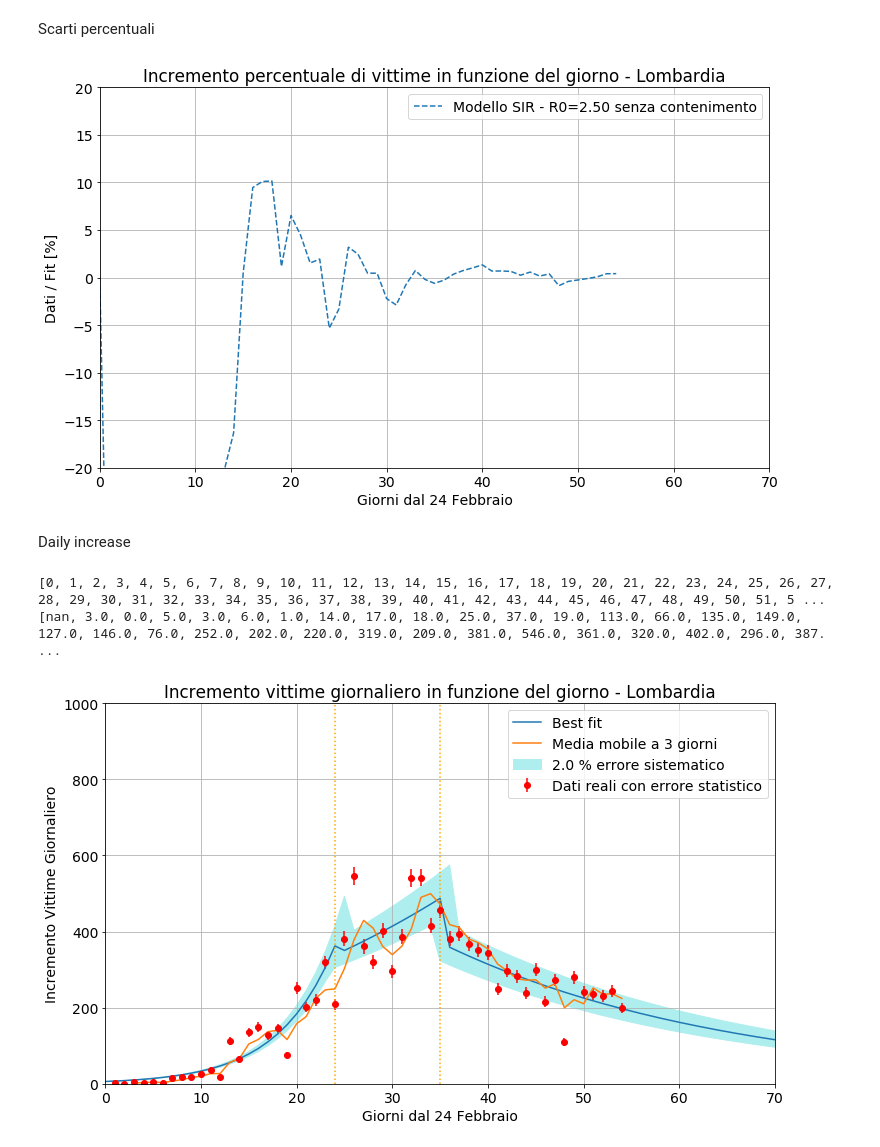
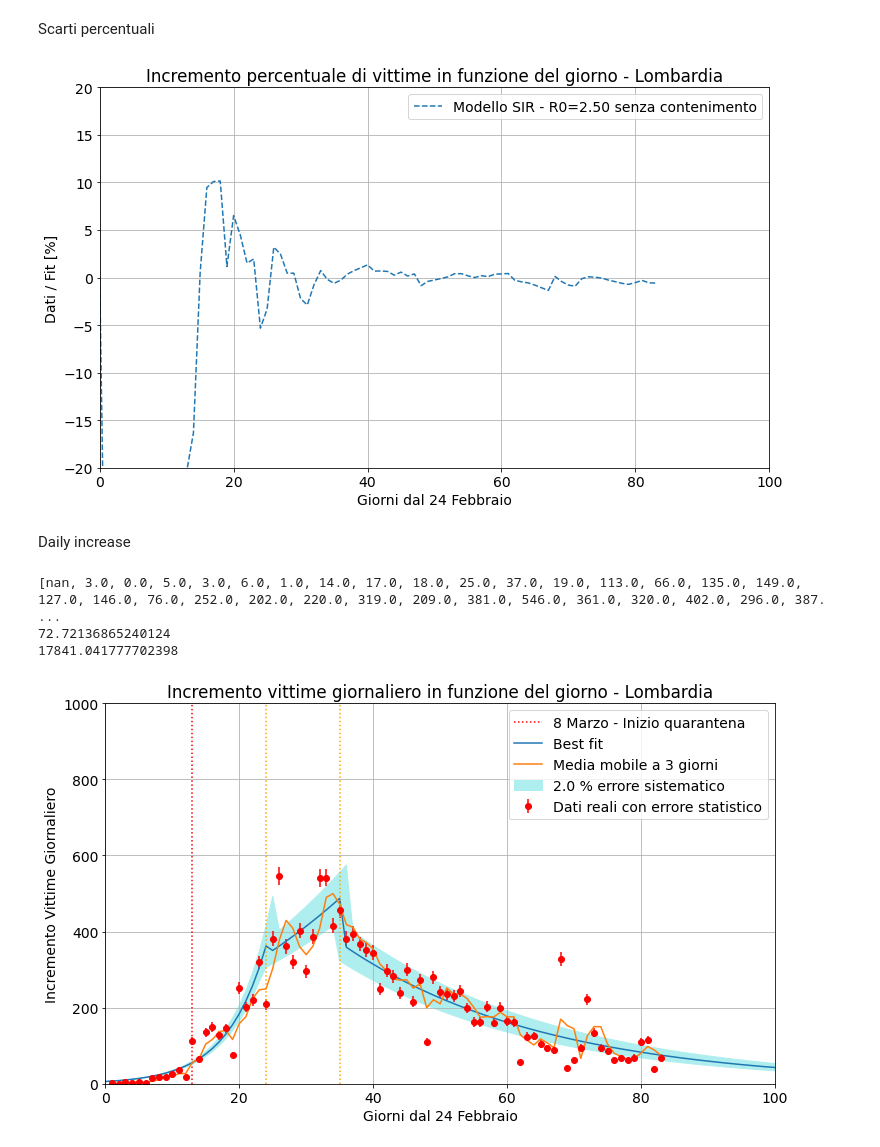
Before and after one commit to picazio/COVID19-Studies, a Jupyter notebook: R0_Lombardia_fit.ipynb, the cells around one changed output. Saved outputs shown, nothing was run; the diff lists cells and outputs as text; code cells hidden in the pictures.

```diff
--- a/R0_Lombardia_fit.ipynb
+++ b/R0_Lombardia_fit.ipynb
@@ -190,4 +192,7 @@ print(minPars)
 # %%
+minPars=[2.5424999999999973, 1.3180000000000003, 0.7160000000000002, 24, 35, 15]
+#minPars=[2.5424999999999973, 1.3180000000000003, 0.2160000000000002, 24, 35, 15]
+
 def epidemic_incr(initInfected_,Ntot_,durationOfDisease_,initR0,firstR0,secondR0,firstDay,secondDay,gap,pred_x) :
 
     vulnerables=Ntot_
@@ -302,12 +307,12 @@ plt.ylabel("Dati / Fit [%]")
 #plt.xlim(20,32)
 plt.grid()
 plt.ylim(-20,20)
-plt.xlim(0,70)
+plt.xlim(0,100)
 
 #plt.savefig('R02p5_incrementipercentuali_up200_'+regione+'.png')
 plt.show()
 # %% [output]
-[figure, old version]
+[figure, new version]
 # %% [markdown]
 Daily increase
 # %%
@@ -324,43 +329,47 @@ x = list(dfnew.iloc[:,0]-54)
 y = list(dfnew.iloc[:,5])
 yerror = list(np.sqrt(dfnew.iloc[:,5]))
 
-print(x)
+#print(x)
 print(y)
+
+plt.axvline(27-14, 0, 1,label='8 Marzo - Inizio quarantena',linestyle=':', color='red')
 
 plt.errorbar(x,y,yerr=yerror,label="Dati reali con errore statistico",color="red",fmt='o')
 
 plt.plot(xaxis,increm,label="Best fit")
 
 plt.fill_between(xaxis, yPred-(yPred-errorDw), yPred+(errorUp-yPred),color="paleturquoise",label=str(error*100)+" % errore sistematico")
 plt.plot(x,list(dfnew.iloc[:,5].rolling(3).sum()/3.), label='Media mobile a 3 giorni')
 
 #for r0 in initR0 :
 #    if r0==2.25 :
 #            plt.plot(pred_x,increment[r0],label="R0=2.5 senza contenimento")
 #    else :
 #            plt.plot(pred_x,increment[r0],label="Incremento R0="+str(r0)+" con contenimento da giorno 30")
 #plt.plot(pred_x,increment[1.00],label="Incremento R0=1.00")
 
 #plt.plot(pred_x,increment,label="Incremento R0=2.5",color="blue")
 plt.legend()
 plt.title("Incremento vittime giornaliero in funzione del giorno - "+regione)
 plt.xlabel("Giorni dal 24 Febbraio")
 plt.ylabel("Incremento Vittime Giornaliero")
 #plt.ylim(0,2000)
 plt.axvline(minPars[3], 0, 1,linestyle=':',color='orange')
 plt.axvline(minPars[4], 0, 1,linestyle=':',color='orange')
 
 #plt.xlim(0,200)
 plt.ylim(0,1000)
-plt.xlim(0,70)
+plt.xlim(0,100)
 plt.grid()
 
-#plt.savefig('plots/IncrementoVittime_Vs_R0_contenimento_'+regione+'.png')
+plt.savefig('IncrementoVittime_Vs_R0_contenimento_'+regione+'.png')
 
-#print(increment[2.5])
+print(increm[day])
+print(infec[300])
 
 plt.show()
 # %% [output]
-[0, 1, 2, 3, 4, 5, 6, 7, 8, 9, 10, 11, 12, 13, 14, 15, 16, 17, 18, 19, 20, 21, 22, 23, 24, 25, 26, 27, 28, 29, 30, 31, 32, 33, 34, 35, 36, 37, 38, 39, 40, 41, 42, 43, 44, 45, 46, 47, 48, 49, 50, 51, 5 ...
 [nan, 3.0, 0.0, 5.0, 3.0, 6.0, 1.0, 14.0, 17.0, 18.0, 25.0, 37.0, 19.0, 113.0, 66.0, 135.0, 149.0, 127.0, 146.0, 76.0, 252.0, 202.0, 220.0, 319.0, 209.0, 381.0, 546.0, 361.0, 320.0, 402.0, 296.0, 387. ...
+72.72136865240124
+17841.041777702398
-[figure, old version]
+[figure, new version]
```
Also changed, not shown: parts of 4 cells of this notebook.
